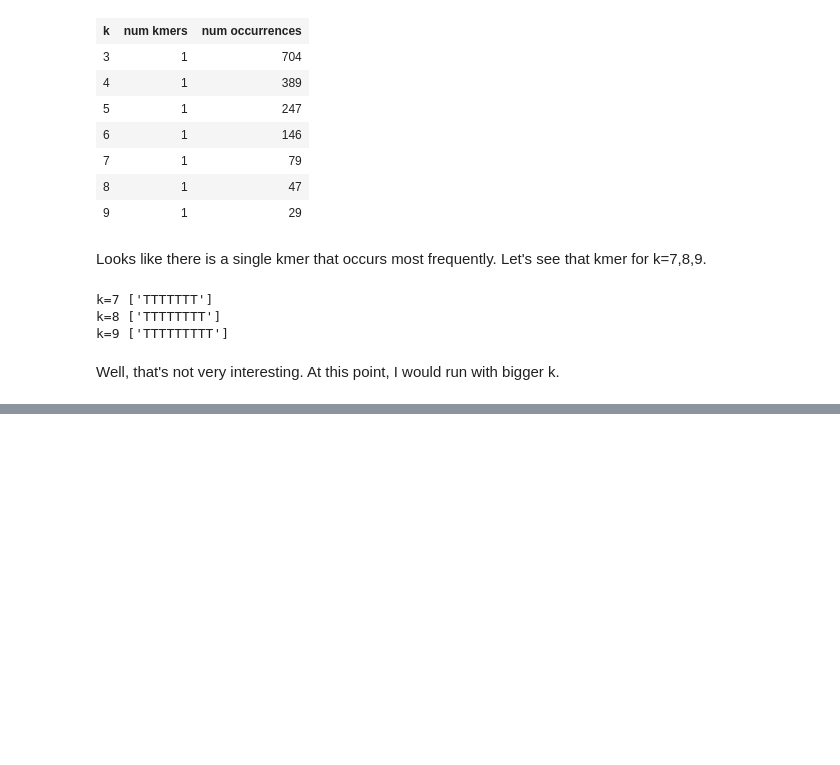
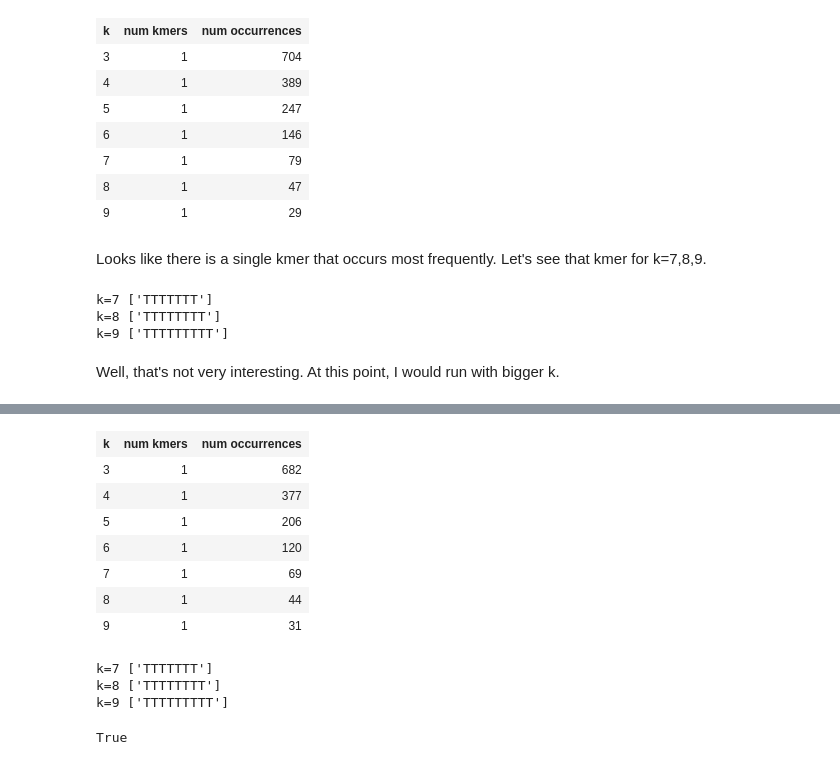
Before and after one commit to hcorrada/networks-across-scales, a Jupyter notebook: src/hw1/Project 1.ipynb, the cells around one changed output, grey strips where cells are left out. Saved outputs shown, nothing was run; the diff lists cells and outputs as text; code cells hidden in the pictures; blank space fills up the shorter version.

```diff
--- a/src/hw1/Project 1.ipynb
+++ b/src/hw1/Project 1.ipynb
@@ -186,0 +202,9 @@ Well, that's not very interesting. At this point, I would run with bigger k.
+# %%
+rotated_candidate_region = rotated_seq[slice(pos-250,pos+250)]
+
+kvec = range(3,10)
+rotated_res = list()
+for k in kvec:
+    print "running k=", k
+    freq_words, count = freq_words_mismatch_revcomp(rotated_candidate_region, k, 2)
+    rotated_res.append((k, len(freq_words), count))
@@ -186,0 +219,22 @@ Well, that's not very interesting. At this point, I would run with bigger k.
+# %%
+ResTable(rotated_res)
+# %% [output]
+| k | num kmers | num occurrences |
+| 3 | 1 | 682 |
+| 4 | 1 | 377 |
+| 5 | 1 | 206 |
+| 6 | 1 | 120 |
+| 7 | 1 | 69 |
+| 8 | 1 | 44 |
+| 9 | 1 | 31 |
+# %%
+words_7, _ = freq_words_mismatch_revcomp(rotated_candidate_region, 7, 2)
+words_8, _ = freq_words_mismatch_revcomp(rotated_candidate_region, 8, 2)
+words_9, _ = freq_words_mismatch_revcomp(rotated_candidate_region, 9, 2)
+print "k=7", words_7
+print "k=8", words_8
+print "k=9", words_9
+# %% [output]
+k=7 ['TTTTTTT']
+k=8 ['TTTTTTTT']
+k=9 ['TTTTTTTTT']
@@ -186,0 +291,4 @@ Well, that's not very interesting. At this point, I would run with bigger k.
+# %%
+is_homopolymer("TTTTT", 5)
+# %% [output]
+True
```
Also changed, not shown: parts of 12 cells of this notebook.
